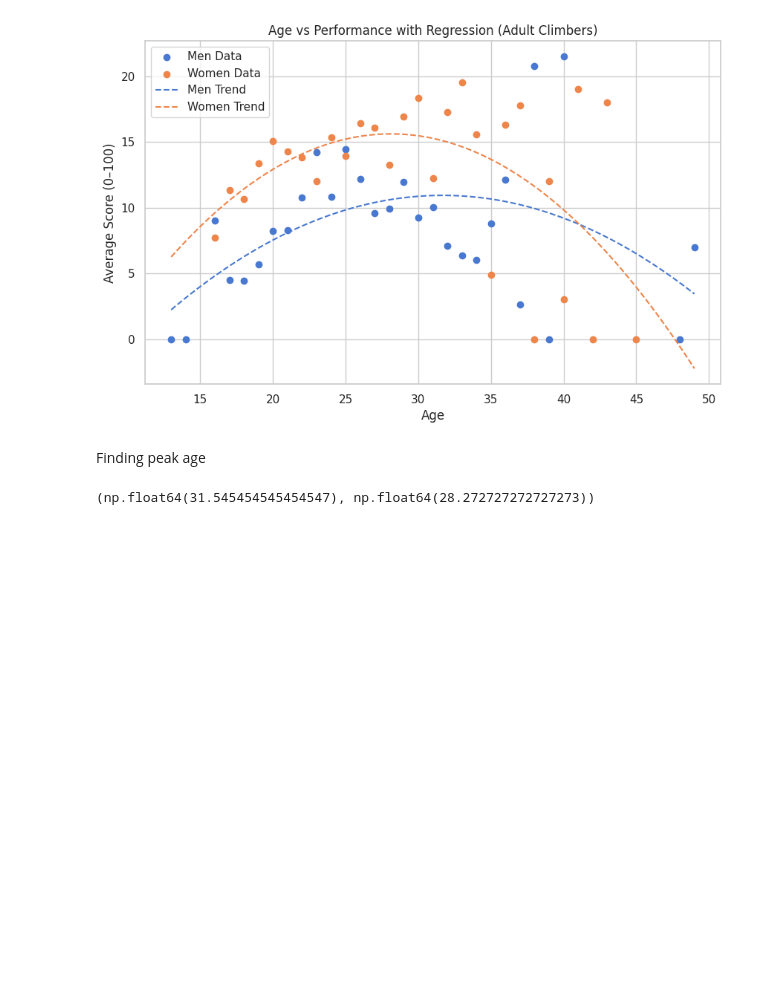
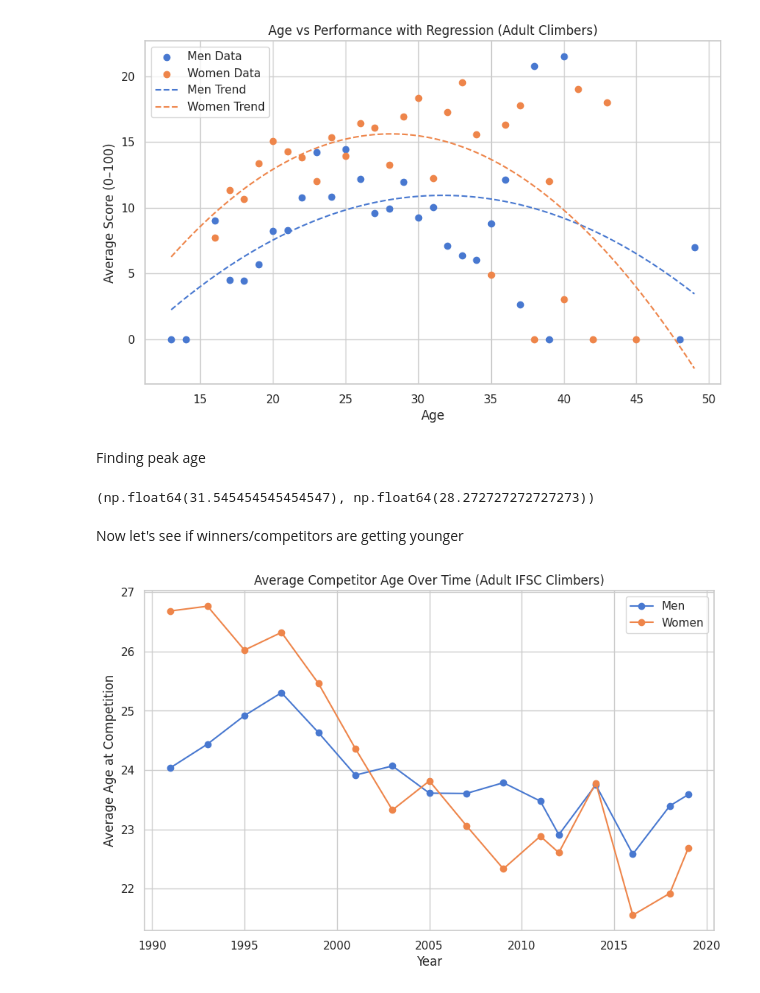
Before and after one commit to derrickd-lab/Climbing_Prediction_Project, a Jupyter notebook: ML_Project.ipynb, the cells around one changed output. Cells and saved outputs as stored; diff of their text form; code cells hidden in the pictures; blank space fills up the shorter version.

```diff
--- a/ML_Project.ipynb
+++ b/ML_Project.ipynb
@@ -380,3 +375,46 @@ peak_age_women = age_range[np.argmax(women_poly(age_range))]
 peak_age_men, peak_age_women
 # %% [output]
 (np.float64(31.545454545454547), np.float64(28.272727272727273))
+# %% [markdown]
+Now let's see if winners/competitors are getting younger
+# %%
+#Make a clean copy of the data
+adult_m = data["6.1. Adult M"].copy()
+adult_w = data["7.1.Adult W"].copy()
+
+#Clean and standardize
+adult_m["age"] = pd.to_numeric(adult_m["age (at time of competition)"], errors="coerce")
+adult_w["age"] = pd.to_numeric(adult_w["age (at time of competition)"], errors="coerce")
+
+adult_m = adult_m.dropna(subset=["age", "year"])
+adult_w = adult_w.dropna(subset=["age", "year"])
+
+#Compute average age per year
+men_age_trend = (
+    adult_m
+    .groupby("year")["age"]
+    .mean()
+    .reset_index()
+)
+women_age_trend = (
+    adult_w
+    .groupby("year")["age"]
+    .mean()
+    .reset_index()
+)
+
+#Plot
+plt.figure(figsize=(10,6))
+
+plt.plot(men_age_trend["year"], men_age_trend["age"], marker="o", label="Men")
+plt.plot(women_age_trend["year"], women_age_trend["age"], marker="o", label="Women")
+
+plt.xlabel("Year")
+plt.ylabel("Average Age at Competition")
+plt.title("Average Competitor Age Over Time (Adult IFSC Climbers)")
+plt.legend()
+plt.grid(True)
+
+plt.show()
+# %% [output]
+[figure, added]
```
Also changed, not shown: parts of 9 cells of this notebook.
